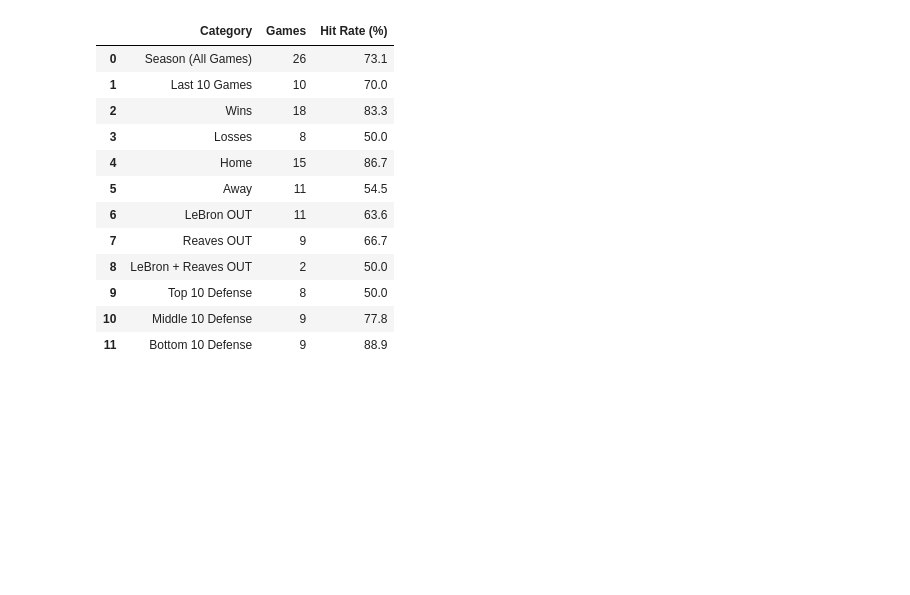
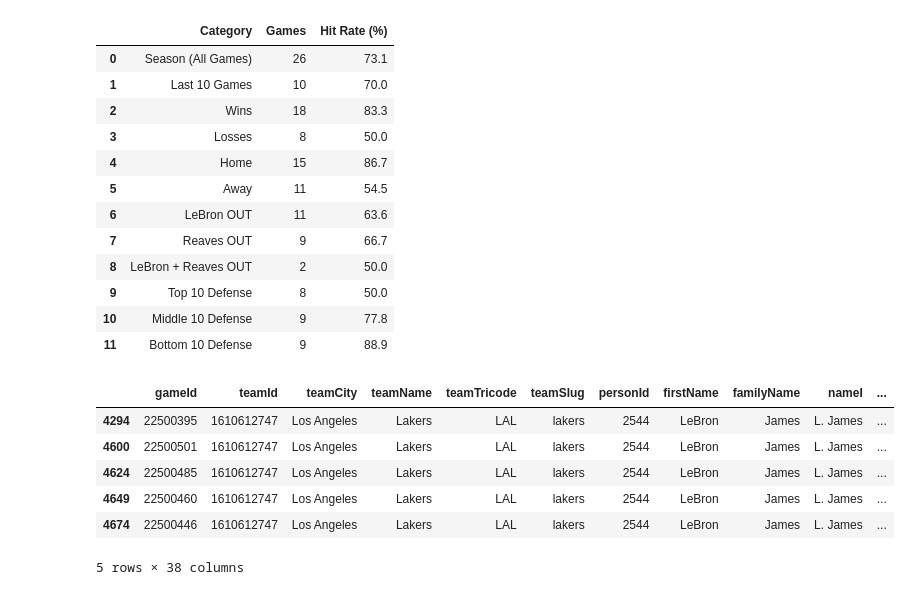
Before and after one commit to sibhisakthivel/nba-game-dashboard-automation, a Jupyter notebook: design.ipynb, the cells around one changed output. Drawn from its saved outputs; the diff is of its cells as text; code cells hidden in the pictures; blank space fills up the shorter version.

```diff
--- a/design.ipynb
+++ b/design.ipynb
@@ -1983,0 +2113,11 @@ display(summary_table)
+# %%
+# pbs.head()
+pbs[pbs["firstName"] == 'LeBron'].head()
+# %% [output]
+|  | gameId | teamId | teamCity | teamName | teamTricode | teamSlug | personId | firstName | familyName | nameI | ... |
+| 4294 | 22500395 | 1610612747 | Los Angeles | Lakers | LAL | lakers | 2544 | LeBron | James | L. James | ... |
+| 4600 | 22500501 | 1610612747 | Los Angeles | Lakers | LAL | lakers | 2544 | LeBron | James | L. James | ... |
+| 4624 | 22500485 | 1610612747 | Los Angeles | Lakers | LAL | lakers | 2544 | LeBron | James | L. James | ... |
+| 4649 | 22500460 | 1610612747 | Los Angeles | Lakers | LAL | lakers | 2544 | LeBron | James | L. James | ... |
+| 4674 | 22500446 | 1610612747 | Los Angeles | Lakers | LAL | lakers | 2544 | LeBron | James | L. James | ... |
+5 rows × 38 columns
```
Also changed, not shown: parts of 7 cells of this notebook, 6 other files.
